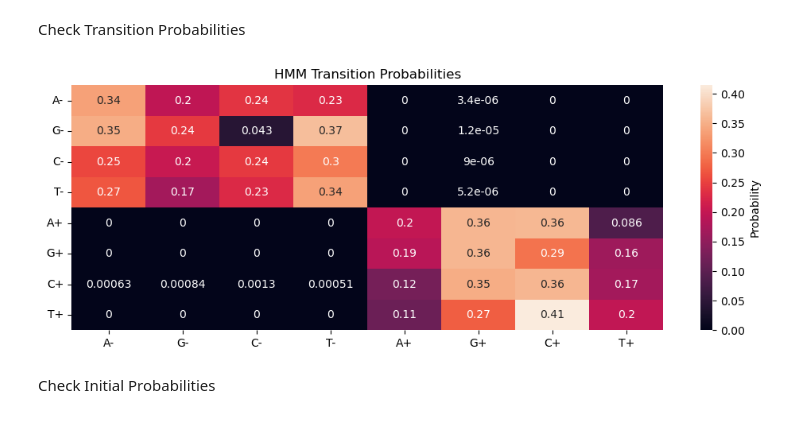
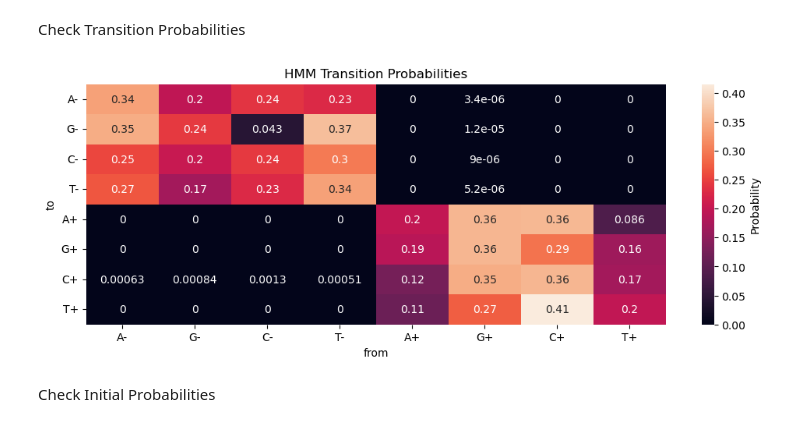
Before and after one commit to KyleCarlo/HMM-application-to-CpG-detection-in-Human-Genome, a Jupyter notebook: Bioinformatics_Ex3.ipynb, the cells around one changed output. Cells and saved outputs as stored; diff of their text form; code cells hidden in the pictures.

Commit message:
updated plot

```diff
--- a/Bioinformatics_Ex3.ipynb
+++ b/Bioinformatics_Ex3.ipynb
@@ -322,24 +322,16 @@ All elements must total to 1
 # %% [markdown]
 Check Transition Probabilities
 # %%
-state_index = {
-    'A-': 0,
-    'G-': 1,
-    'C-': 2,
-    'T-': 3,
-    'A+': 4,
-    'G+': 5,
-    'C+': 6,
-    'T+': 7,
-}
 plt.figure(figsize=(12,4))
 sns.heatmap(tran_probs, annot=True, cbar_kws={'label': 'Probability'})
 plt.xticks(ticks=np.arange(8)+0.5, labels=[each for each in state_index.keys()])
+plt.xlabel("from")
+plt.ylabel("to")
 plt.yticks(ticks=np.arange(8)+0.5, labels=[each for each in state_index.keys()], rotation=0)
 plt.title("HMM Transition Probabilities")
 plt.show()
 # %% [output]
-[figure, old version]
+[figure, new version]
 # %% [markdown]
 Check Initial Probabilities
 # %%
```
